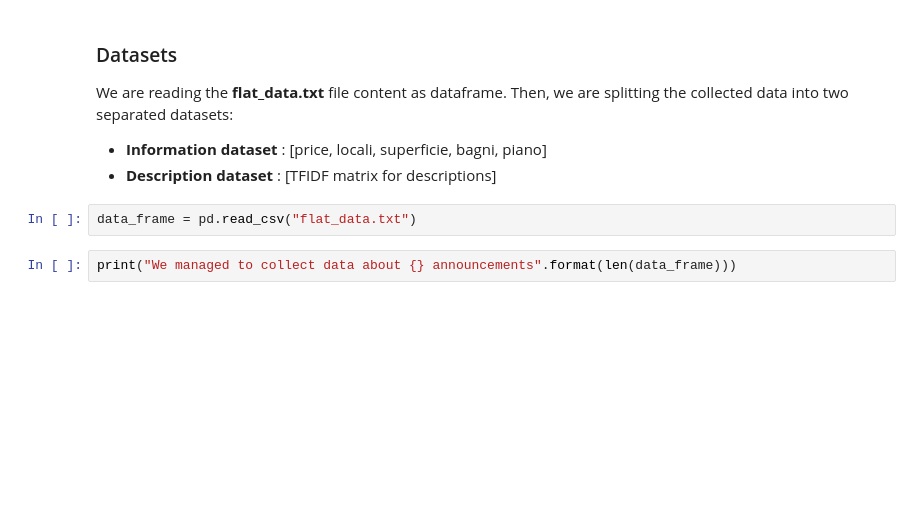
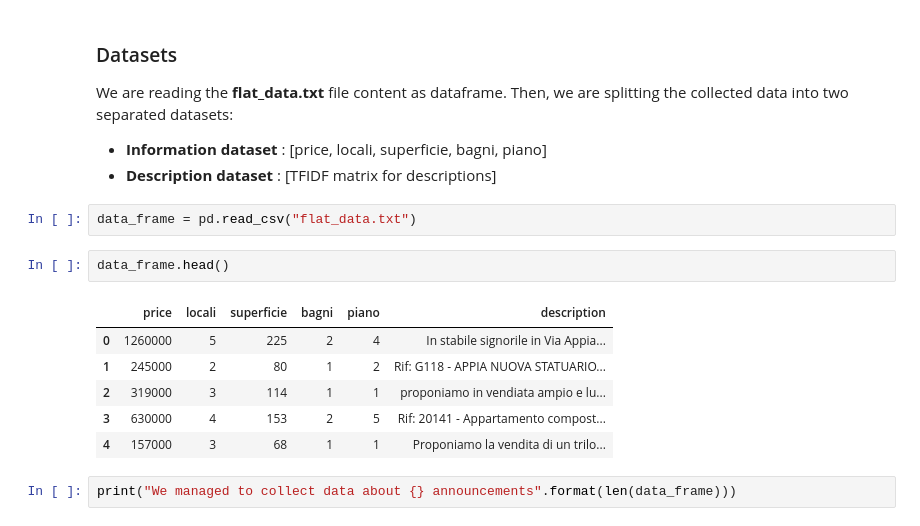
Before and after one commit to AVcodeMaverick7/ADM_HW4_Group_7, a Jupyter notebook: HW_Part1.ipynb, the cells around one changed output. Cells and saved outputs as stored; diff of their text form; blank space fills up the shorter version.

```diff
--- a/HW_Part1.ipynb
+++ b/HW_Part1.ipynb
@@ -102,6 +103,15 @@ Then, we are splitting the collected data into two separated datasets:
 + **Description dataset** : [TFIDF matrix for descriptions]
 # %%
 data_frame = pd.read_csv("flat_data.txt")
+# %%
+data_frame.head()
+# %% [output]
+|  | price | locali | superficie | bagni | piano | description |
+| 0 | 1260000 | 5 | 225 | 2 | 4 | In stabile signorile in Via Appia... |
+| 1 | 245000 | 2 | 80 | 1 | 2 | Rif: G118 - APPIA NUOVA STATUARIO... |
+| 2 | 319000 | 3 | 114 | 1 | 1 | proponiamo in vendiata ampio e lu... |
+| 3 | 630000 | 4 | 153 | 2 | 5 | Rif: 20141 - Appartamento compost... |
+| 4 | 157000 | 3 | 68 | 1 | 1 | Proponiamo la vendita di un trilo... |
 # %%
 print("We managed to collect data about {} announcements".format(len(data_frame)))
 # %% [output]
```
Also changed, not shown: parts of 13 cells of this notebook.
